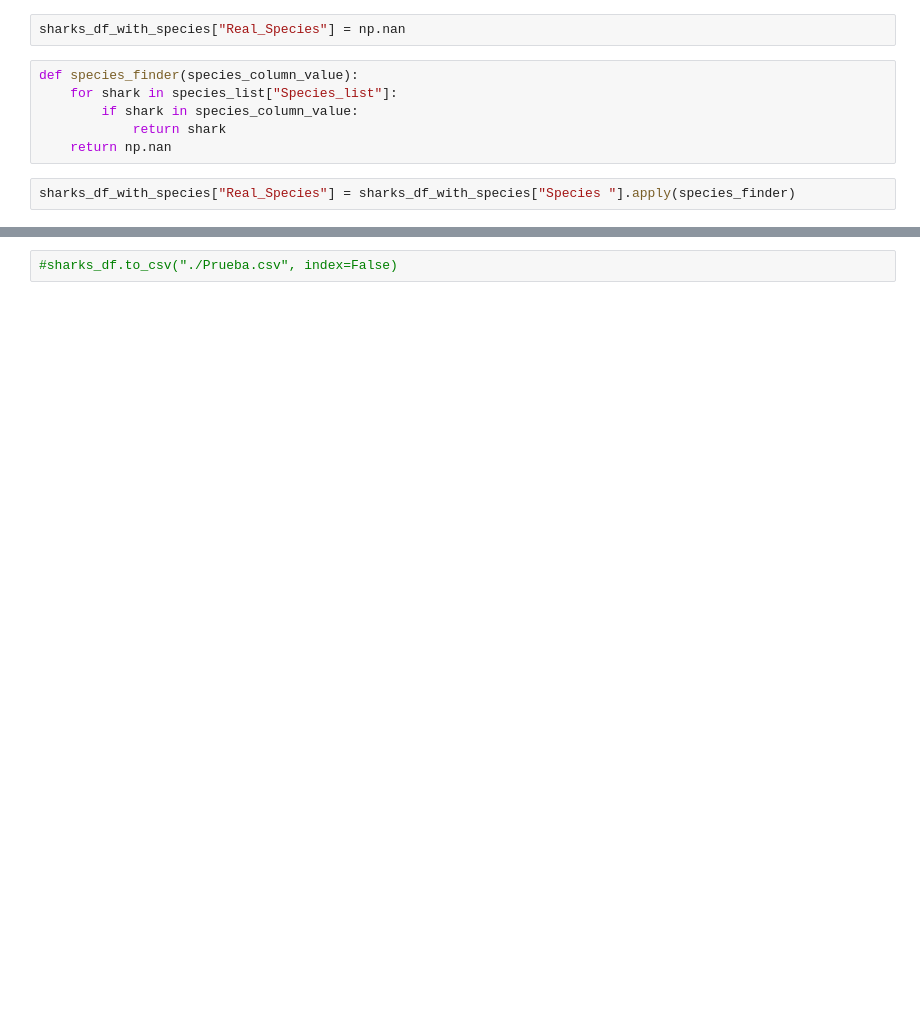
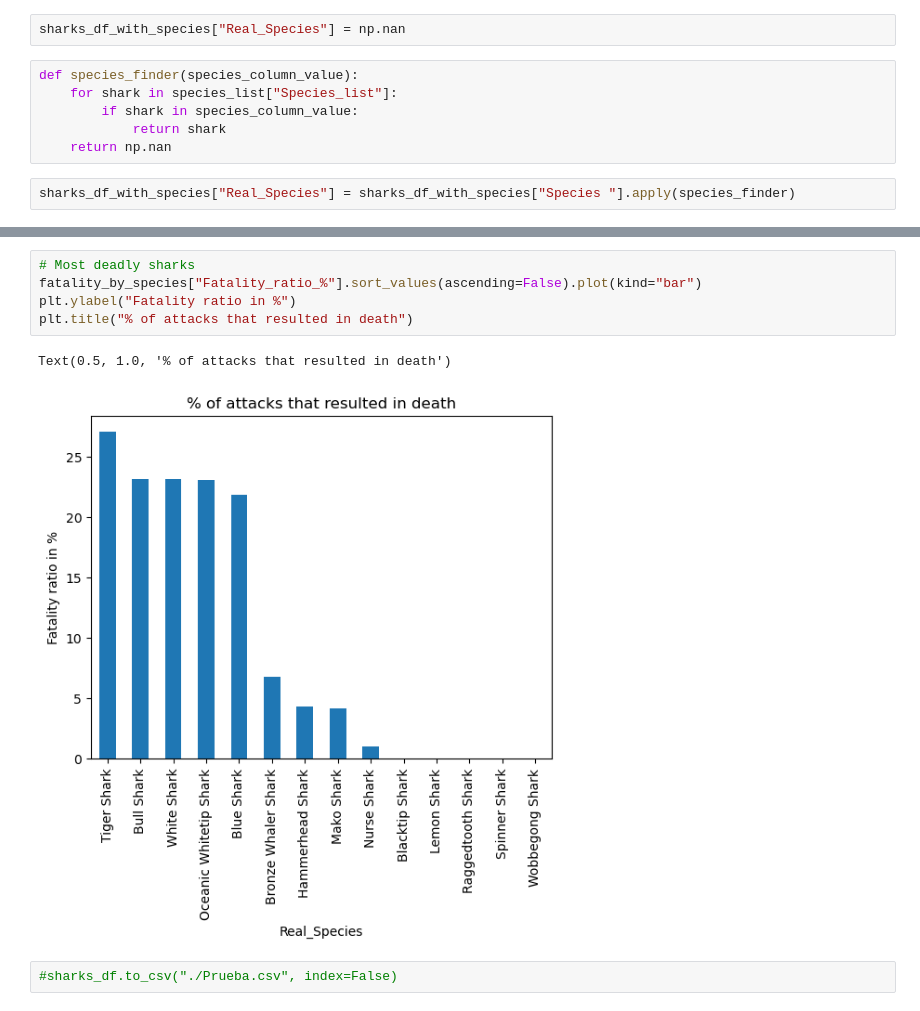
Before and after one commit to marccalvente/pandas_project, a Jupyter notebook: First approach.ipynb, the cells around one changed output, grey strips where cells are left out. Saved outputs shown, nothing was run; the diff lists cells and outputs as text; blank space fills up the shorter version.

```diff
--- a/First approach.ipynb
+++ b/First approach.ipynb
@@ -177,2 +213,10 @@ fatality_by_species["Fatality_ratio_%"].sort_values(ascending=False).plot(kind="
+# %%
+# Most deadly sharks
+fatality_by_species["Fatality_ratio_%"].sort_values(ascending=False).plot(kind="bar")
+plt.ylabel("Fatality ratio in %")
+plt.title("% of attacks that resulted in death")
+# %% [output]
+Text(0.5, 1.0, '% of attacks that resulted in death')
+[figure, added]
 # %%
 #sharks_df.to_csv("./Prueba.csv", index=False)
```
Also changed, not shown: parts of 24 cells of this notebook, 1 other file.
